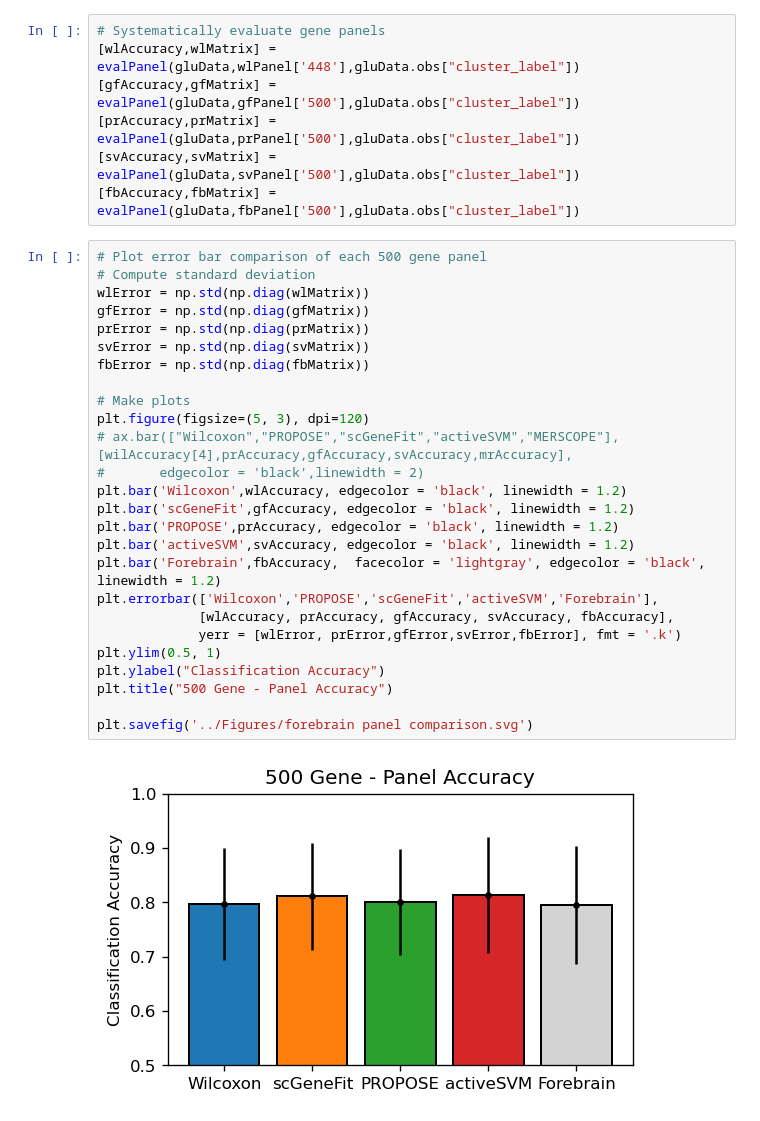
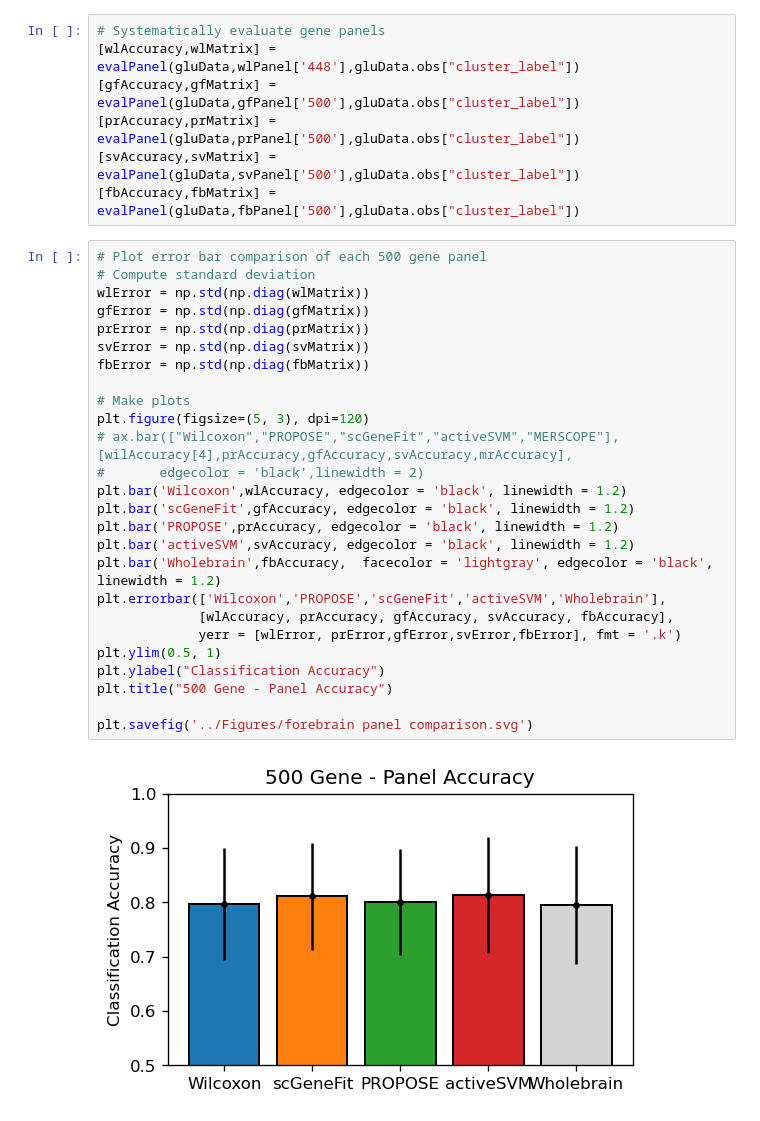
Before and after one commit to mathewsummers/Thalamus-scRNAseq, a Jupyter notebook: Code/Compare 500 gene panels.ipynb, the cells around one changed output. Saved outputs shown, nothing was run; the diff lists cells and outputs as text.

```diff
--- a/Code/Compare 500 gene panels.ipynb
+++ b/Code/Compare 500 gene panels.ipynb
@@ -94,28 +94,28 @@ with open("../Data/Gene Panels/MERSCOPE_cluster_genes.json", "r") as f:
 # %%
 # Plot error bar comparison of each 500 gene panel
 # Compute standard deviation
 wlError = np.std(np.diag(wlMatrix))
 gfError = np.std(np.diag(gfMatrix))
 prError = np.std(np.diag(prMatrix))
 svError = np.std(np.diag(svMatrix))
 fbError = np.std(np.diag(fbMatrix))
 
 # Make plots
 plt.figure(figsize=(5, 3), dpi=120)
 # ax.bar(["Wilcoxon","PROPOSE","scGeneFit","activeSVM","MERSCOPE"],[wilAccuracy[4],prAccuracy,gfAccuracy,svAccuracy,mrAccuracy],
 #       edgecolor = 'black',linewidth = 2)
 plt.bar('Wilcoxon',wlAccuracy, edgecolor = 'black', linewidth = 1.2)
 plt.bar('scGeneFit',gfAccuracy, edgecolor = 'black', linewidth = 1.2)
 plt.bar('PROPOSE',prAccuracy, edgecolor = 'black', linewidth = 1.2)
 plt.bar('activeSVM',svAccuracy, edgecolor = 'black', linewidth = 1.2)
-plt.bar('Forebrain',fbAccuracy,  facecolor = 'lightgray', edgecolor = 'black', linewidth = 1.2)
-plt.errorbar(['Wilcoxon','PROPOSE','scGeneFit','activeSVM','Forebrain'],
+plt.bar('Wholebrain',fbAccuracy,  facecolor = 'lightgray', edgecolor = 'black', linewidth = 1.2)
+plt.errorbar(['Wilcoxon','PROPOSE','scGeneFit','activeSVM','Wholebrain'],
              [wlAccuracy, prAccuracy, gfAccuracy, svAccuracy, fbAccuracy],
              yerr = [wlError, prError,gfError,svError,fbError], fmt = '.k')
 plt.ylim(0.5, 1)
 plt.ylabel("Classification Accuracy")
 plt.title("500 Gene - Panel Accuracy")
 
 plt.savefig('../Figures/forebrain panel comparison.svg')
 # %% [output]
-[figure, old version]
+[figure, new version]
```
Also changed, not shown: parts of 15 cells of this notebook, 4 other files.
